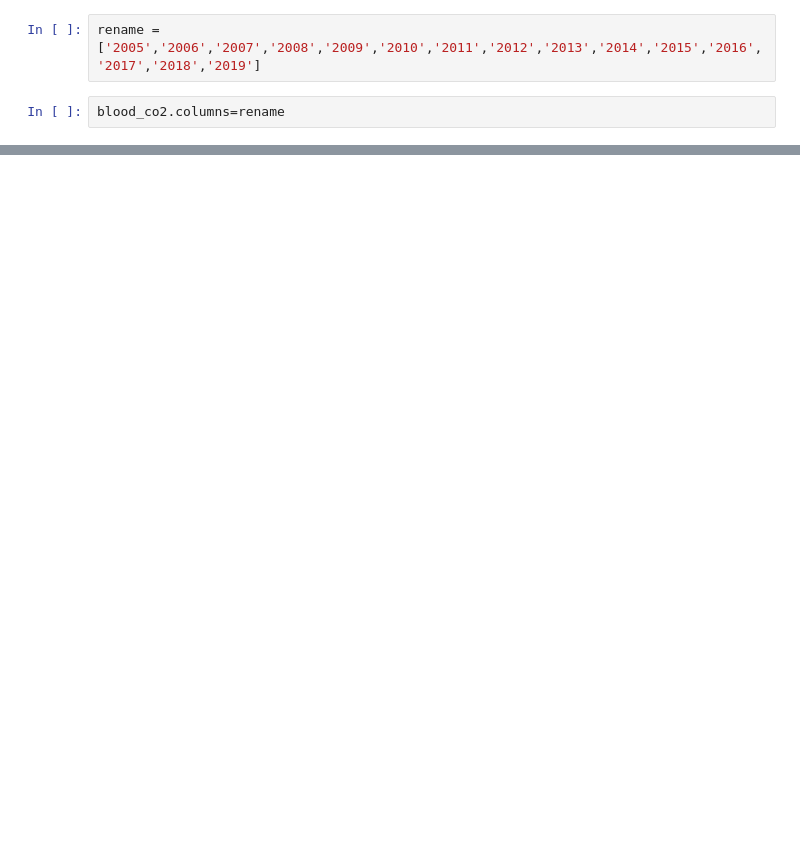
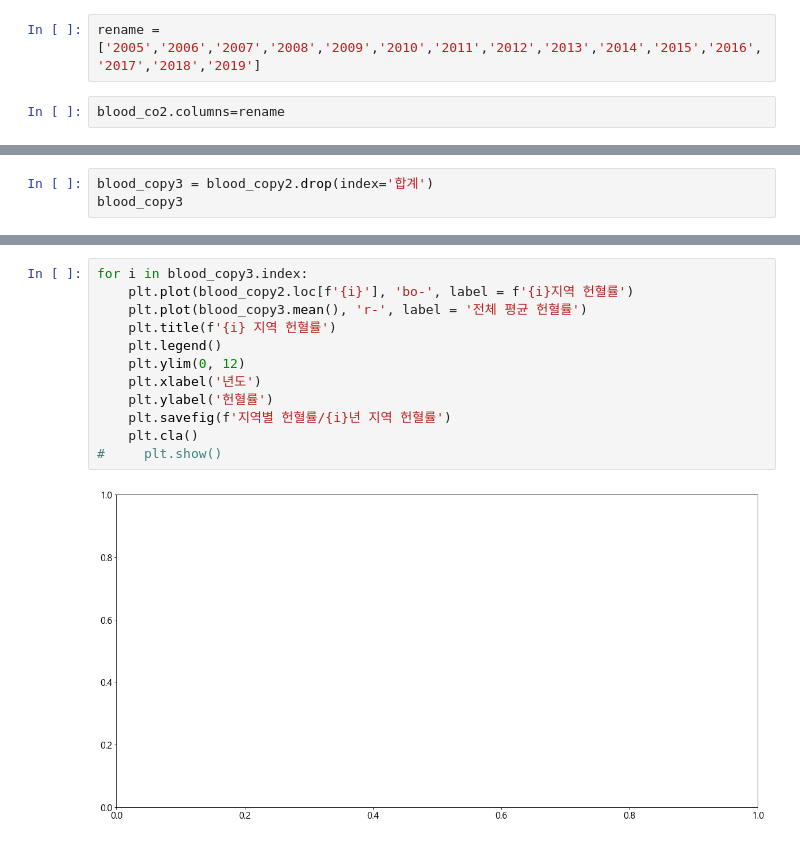
Before and after one commit to dch9610/BAB_Project, a Jupyter notebook: 지역별 헌혈.ipynb, the cells around one changed output, grey strips where cells are left out. Saved outputs shown, nothing was run; the diff lists cells and outputs as text; blank space fills up the shorter version.

```diff
--- a/지역별 헌혈.ipynb
+++ b/지역별 헌혈.ipynb
@@ -167,0 +301,3 @@ for i in blood_co2.columns:
+# %%
+blood_copy3 = blood_copy2.drop(index='합계')
+blood_copy3
@@ -167,0 +339,14 @@ for i in blood_co2.columns:
+# %%
+for i in blood_copy3.index:
+    plt.plot(blood_copy2.loc[f'{i}'], 'bo-', label = f'{i}지역 헌혈률')
+    plt.plot(blood_copy3.mean(), 'r-', label = '전체 평균 헌혈률')
+    plt.title(f'{i} 지역 헌혈률')
+    plt.legend()
+    plt.ylim(0, 12)
+    plt.xlabel('년도')
+    plt.ylabel('헌혈률')
+    plt.savefig(f'지역별 헌혈률/{i}년 지역 헌혈률')
+    plt.cla()
+#     plt.show()
+# %% [output]
+[figure, added]
```
Also changed, not shown: parts of 18 cells of this notebook, 3 other files.
